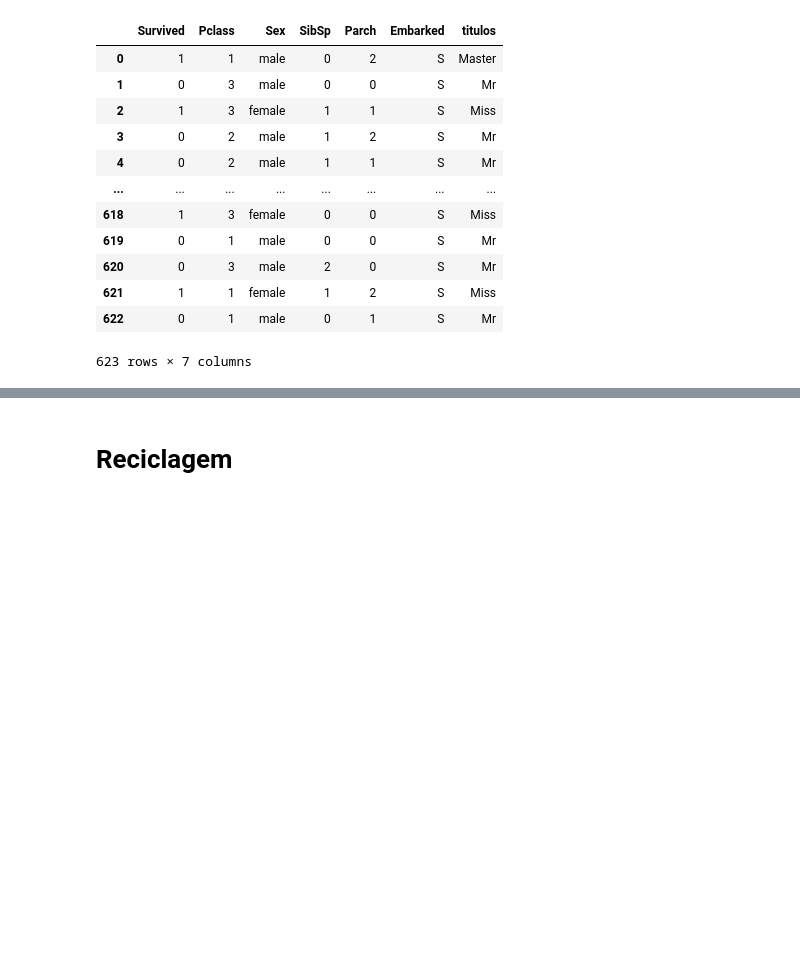
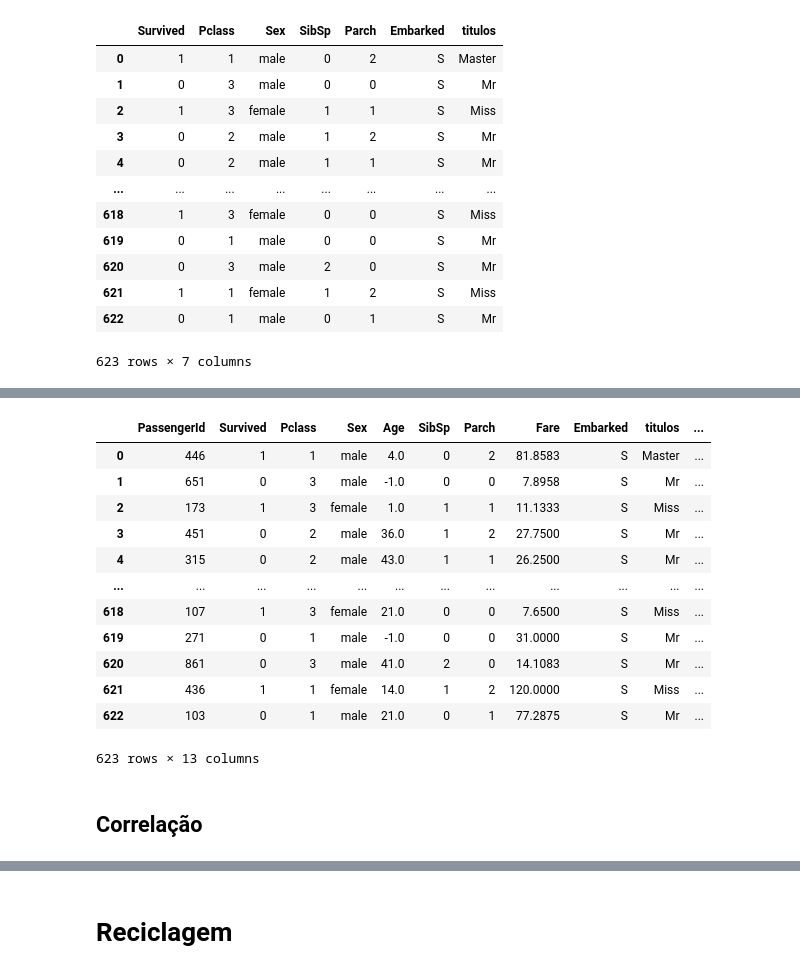
Before and after one commit to MaryannaSilva/Titanic, a Jupyter notebook: Modelo_do_Titanic.ipynb, the cells around one changed output, grey strips where cells are left out. Drawn from its saved outputs; the diff is of its cells as text; code cells hidden in the pictures; blank space fills up the shorter version.

```diff
--- a/Modelo_do_Titanic.ipynb
+++ b/Modelo_do_Titanic.ipynb
@@ -315,0 +431,17 @@ df1
+# %%
+dt_train_Expl[['PassengerId', 'Survived', 'Pclass', 'Sex', 'Age', 'SibSp', 'Parch','Fare', 'Embarked', 'titulos', 'Grupo',
+       'Age_Intervalo', 'Fare_Intervalo']]dt_train_Expl
+# %% [output]
+|  | PassengerId | Survived | Pclass | Sex | Age | SibSp | Parch | Fare | Embarked | titulos | ... |
+| 0 | 446 | 1 | 1 | male | 4.0 | 0 | 2 | 81.8583 | S | Master | ... |
+| 1 | 651 | 0 | 3 | male | -1.0 | 0 | 0 | 7.8958 | S | Mr | ... |
+| 2 | 173 | 1 | 3 | female | 1.0 | 1 | 1 | 11.1333 | S | Miss | ... |
+| 3 | 451 | 0 | 2 | male | 36.0 | 1 | 2 | 27.7500 | S | Mr | ... |
+| 4 | 315 | 0 | 2 | male | 43.0 | 1 | 1 | 26.2500 | S | Mr | ... |
+| ... | ... | ... | ... | ... | ... | ... | ... | ... | ... | ... | ... |
+| 618 | 107 | 1 | 3 | female | 21.0 | 0 | 0 | 7.6500 | S | Miss | ... |
+| 619 | 271 | 0 | 1 | male | -1.0 | 0 | 0 | 31.0000 | S | Mr | ... |
+| 620 | 861 | 0 | 3 | male | 41.0 | 2 | 0 | 14.1083 | S | Mr | ... |
+| 621 | 436 | 1 | 1 | female | 14.0 | 1 | 2 | 120.0000 | S | Miss | ... |
+| 622 | 103 | 0 | 1 | male | 21.0 | 0 | 1 | 77.2875 | S | Mr | ... |
+623 rows × 13 columns
@@ -315,0 +461,2 @@ df1
+# %% [markdown]
+## Correlação
```
Also changed, not shown: parts of 26 cells of this notebook.
